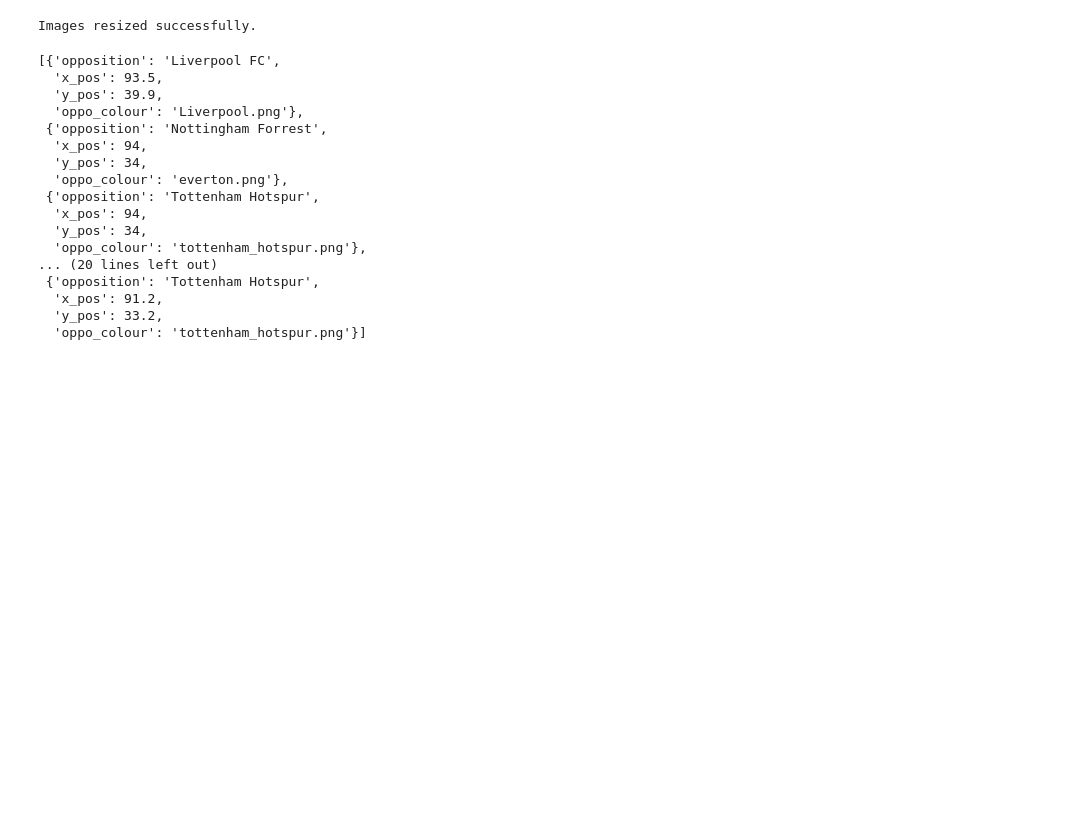
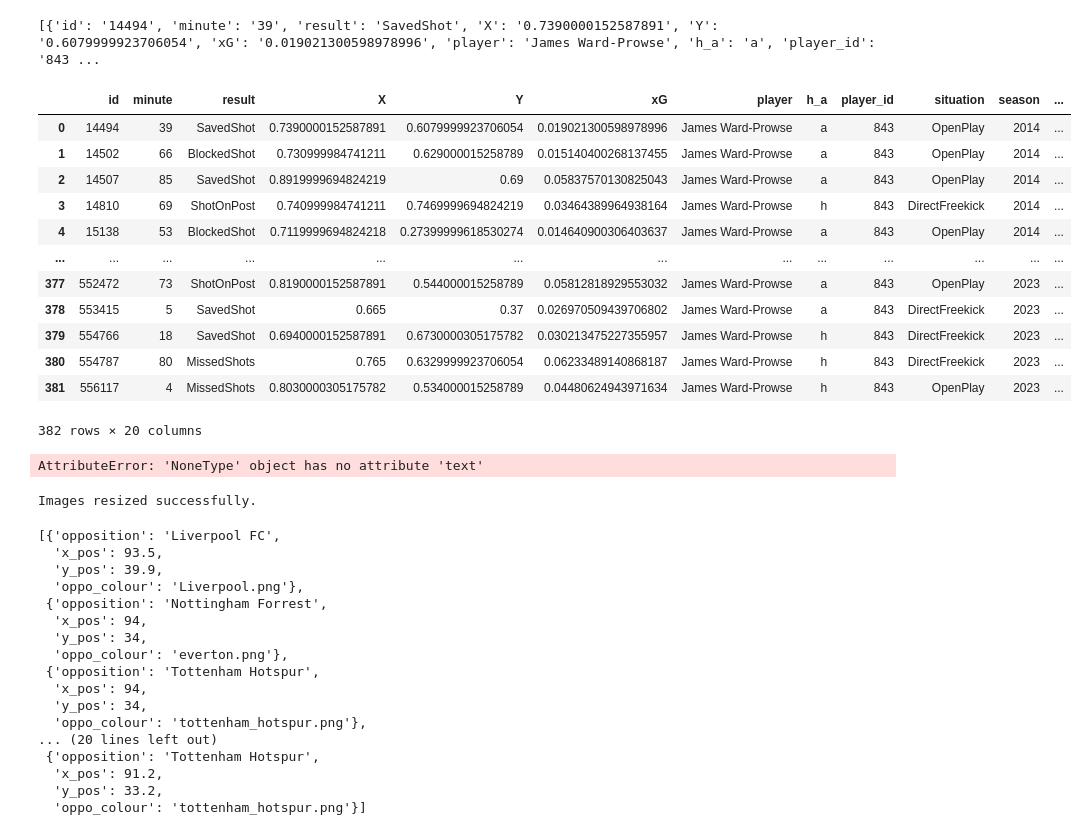
Before and after one commit to JT-39/portfolio-website, a Jupyter notebook: jwp_goals/Extract_goal_pos_JWP.ipynb, the cells around one changed output. Cells and saved outputs as stored; diff of their text form; code cells hidden in the pictures; blank space fills up the shorter version.

Commit message:
Loaded and extracted new JWP shots data as other website updated to 23/24 szn

```diff
--- a/jwp_goals/Extract_goal_pos_JWP.ipynb
+++ b/jwp_goals/Extract_goal_pos_JWP.ipynb
@@ -8,13 +10,49 @@ from matplotlib.patches import Arc
 from matplotlib.patches import Circle, Patch
 import matplotlib.image as mpimg
 # %%
-url = "https://one-versus-one.com/en/players/James-Ward-Prowse"
+url = "https://understat.com/player/843"
 
 # Send an HTTP GET request to the URL
 response = requests.get(url)
 
 # Parse the HTML content using BeautifulSoup
 soup = BeautifulSoup(response.content, 'html.parser')
+# %%
+script_tag = soup.find('script', string=lambda x: x and 'var shotsData' in x)
+
+javascript_content = script_tag.text if script_tag else ""
+
+# Extract data from shotsData
+start_index = javascript_content.find("JSON.parse('") + len("JSON.parse('")
+end_index = javascript_content.find("')")
+
+# Unescape Unicode and decode the JavaScript string
+escaped_json = javascript_content[start_index:end_index]
+unescaped_json = bytes(escaped_json, 'utf-8').decode('unicode_escape')
+
+# Parse the JSON data
+shots_data = json.loads(unescaped_json)
+
+# Now, shots_data contains the data in var shotsData
+print(shots_data)
+# %% [output]
+[{'id': '14494', 'minute': '39', 'result': 'SavedShot', 'X': '0.7390000152587891', 'Y': '0.6079999923706054', 'xG': '0.019021300598978996', 'player': 'James Ward-Prowse', 'h_a': 'a', 'player_id': '843 ...
+# %%
+pd.DataFrame(shots_data)
+# %% [output]
+|  | id | minute | result | X | Y | xG | player | h_a | player_id | situation | season | ... |
+| 0 | 14494 | 39 | SavedShot | 0.7390000152587891 | 0.6079999923706054 | 0.019021300598978996 | James Ward-Prowse | a | 843 | OpenPlay | 2014 | ... |
+| 1 | 14502 | 66 | BlockedShot | 0.730999984741211 | 0.629000015258789 | 0.015140400268137455 | James Ward-Prowse | a | 843 | OpenPlay | 2014 | ... |
+| 2 | 14507 | 85 | SavedShot | 0.8919999694824219 | 0.69 | 0.05837570130825043 | James Ward-Prowse | a | 843 | OpenPlay | 2014 | ... |
+| 3 | 14810 | 69 | ShotOnPost | 0.740999984741211 | 0.7469999694824219 | 0.03464389964938164 | James Ward-Prowse | h | 843 | DirectFreekick | 2014 | ... |
+| 4 | 15138 | 53 | BlockedShot | 0.7119999694824218 | 0.27399999618530274 | 0.014640900306403637 | James Ward-Prowse | a | 843 | OpenPlay | 2014 | ... |
+| ... | ... | ... | ... | ... | ... | ... | ... | ... | ... | ... | ... | ... |
+| 377 | 552472 | 73 | ShotOnPost | 0.8190000152587891 | 0.544000015258789 | 0.05812818929553032 | James Ward-Prowse | a | 843 | OpenPlay | 2023 | ... |
+| 378 | 553415 | 5 | SavedShot | 0.665 | 0.37 | 0.026970509439706802 | James Ward-Prowse | a | 843 | DirectFreekick | 2023 | ... |
+| 379 | 554766 | 18 | SavedShot | 0.6940000152587891 | 0.6730000305175782 | 0.030213475227355957 | James Ward-Prowse | h | 843 | DirectFreekick | 2023 | ... |
+| 380 | 554787 | 80 | MissedShots | 0.765 | 0.6329999923706054 | 0.06233489140868187 | James Ward-Prowse | h | 843 | DirectFreekick | 2023 | ... |
+| 381 | 556117 | 4 | MissedShots | 0.8030000305175782 | 0.534000015258789 | 0.04480624943971634 | James Ward-Prowse | h | 843 | OpenPlay | 2023 | ... |
+382 rows × 20 columns
 # %%
 # Extract match date
 match_date = soup.find('td', class_='table-cell-goals').text.strip()
@@ -57,6 +95,8 @@ team_colors = {
 for i, item in enumerate(goal_pos):
     team_name = item['opposition']
     goal_pos[i]['oppo_colour'] = team_colors.get(team_name, 'gray')  # Default to 'gray' if team color not found
+# %% [output]
+AttributeError: 'NoneType' object has no attribute 'text'
 # %%
 from PIL import Image
 
```
Also changed, not shown: parts of 1 cell of this notebook, 1 other file.
